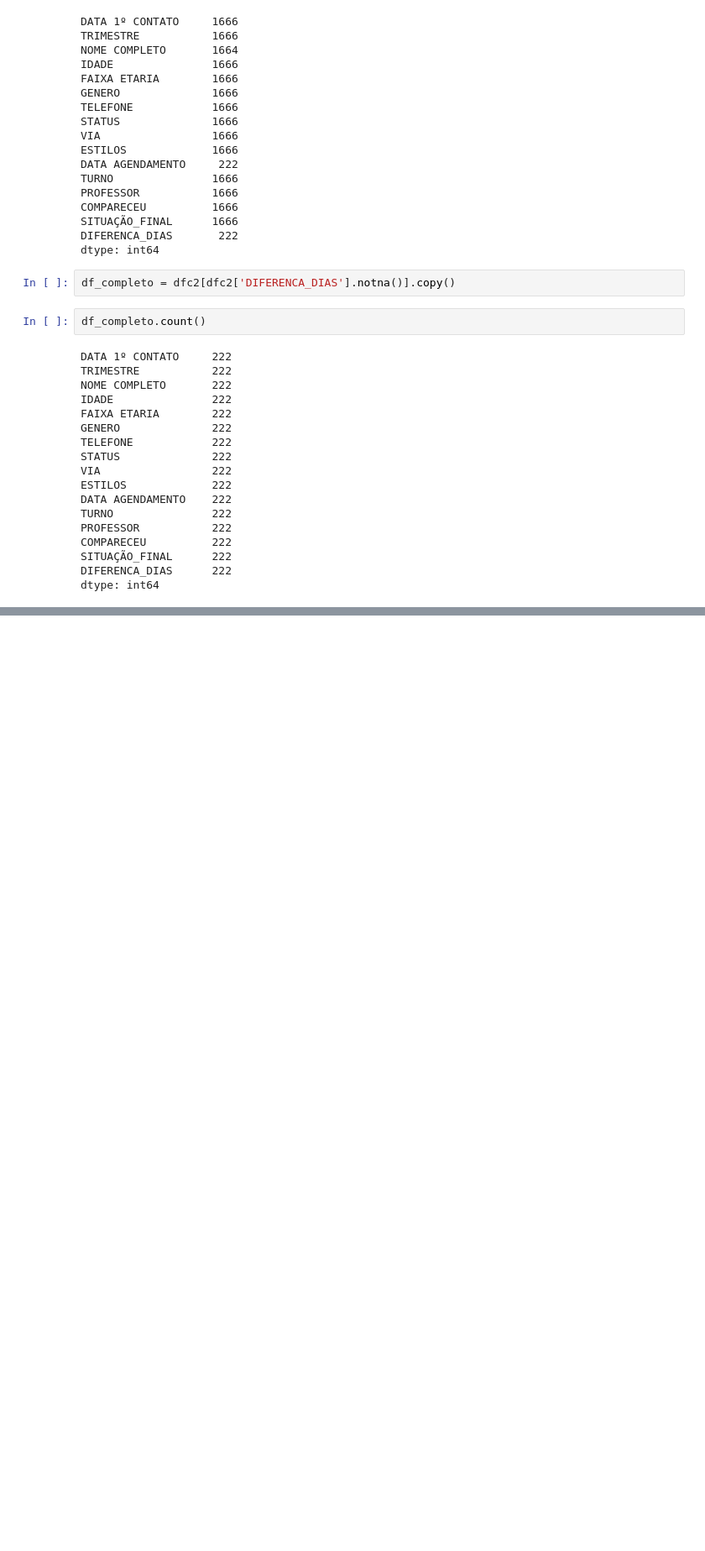
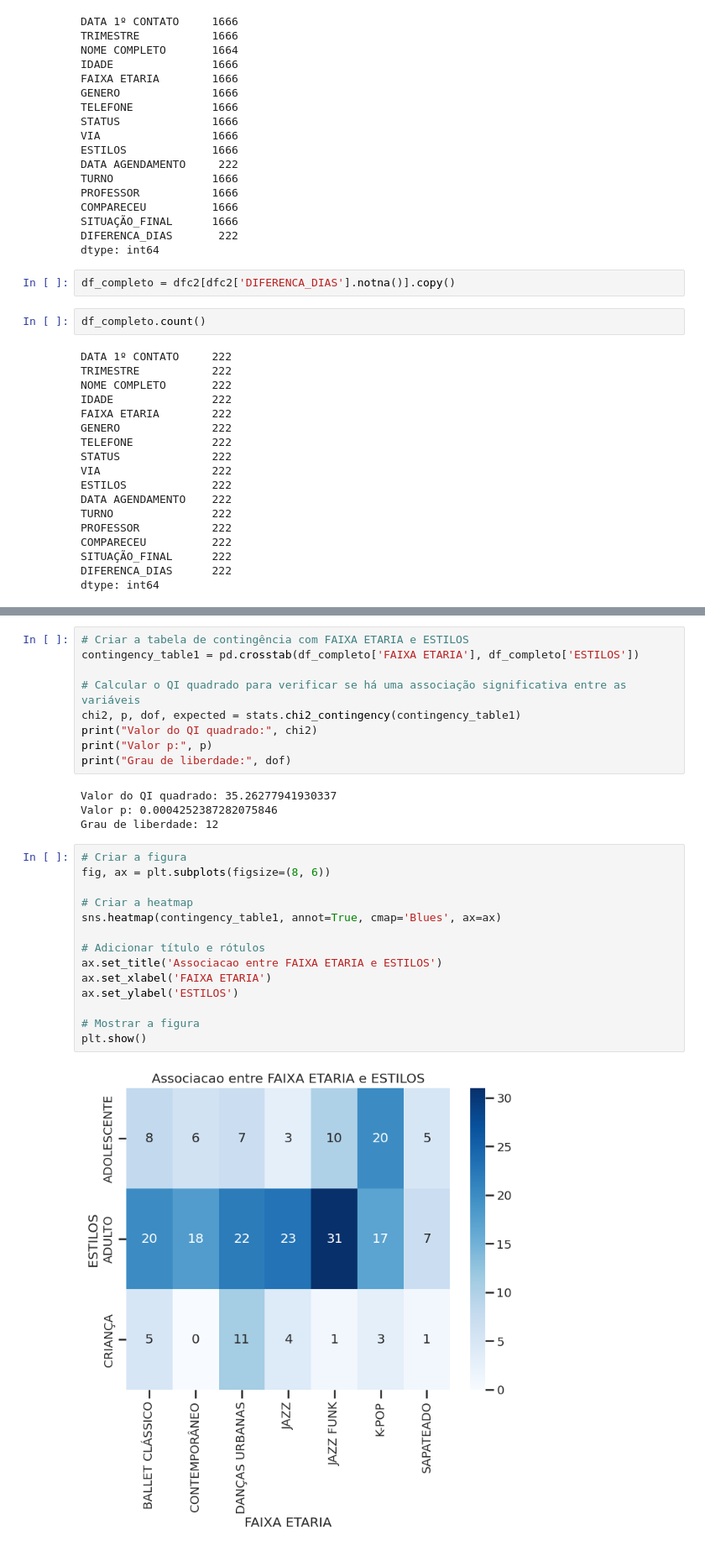
Before and after one commit to KoreTane/PredictiveLeadManagement, a Jupyter notebook: CBS_Dance_EDA.ipynb, the cells around one changed output, grey strips where cells are left out. Shown: that part at 84% size. Drawn from its saved outputs; the diff is of its cells as text; blank space fills up the shorter version.

```diff
--- a/CBS_Dance_EDA.ipynb
+++ b/CBS_Dance_EDA.ipynb
@@ -377 +399,30 @@ df_completo.head()
 | 1447 | 2023-06-21 | 2 | MARIA BEATRIZ | 8 | CRIANÇA | FEMININO | 0000-0000 | AULA EXPERIMENTAL | INSTAGRAM | ... |
+# %%
+# Criar a tabela de contingência com FAIXA ETARIA e ESTILOS
+contingency_table1 = pd.crosstab(df_completo['FAIXA ETARIA'], df_completo['ESTILOS'])
+
+# Calcular o QI quadrado para verificar se há uma associação significativa entre as variáveis
+chi2, p, dof, expected = stats.chi2_contingency(contingency_table1)
+print("Valor do QI quadrado:", chi2)
+print("Valor p:", p)
+print("Grau de liberdade:", dof)
+# %% [output]
+Valor do QI quadrado: 35.26277941930337
+Valor p: 0.0004252387282075846
+Grau de liberdade: 12
+# %%
+# Criar a figura
+fig, ax = plt.subplots(figsize=(8, 6))
+
+# Criar a heatmap
+sns.heatmap(contingency_table1, annot=True, cmap='Blues', ax=ax)
+
+# Adicionar título e rótulos
+ax.set_title('Associacao entre FAIXA ETARIA e ESTILOS')
+ax.set_xlabel('FAIXA ETARIA')
+ax.set_ylabel('ESTILOS')
+
+# Mostrar a figura
+plt.show()
+# %% [output]
+[figure, added]
```
Also changed, not shown: parts of 12 cells of this notebook.
